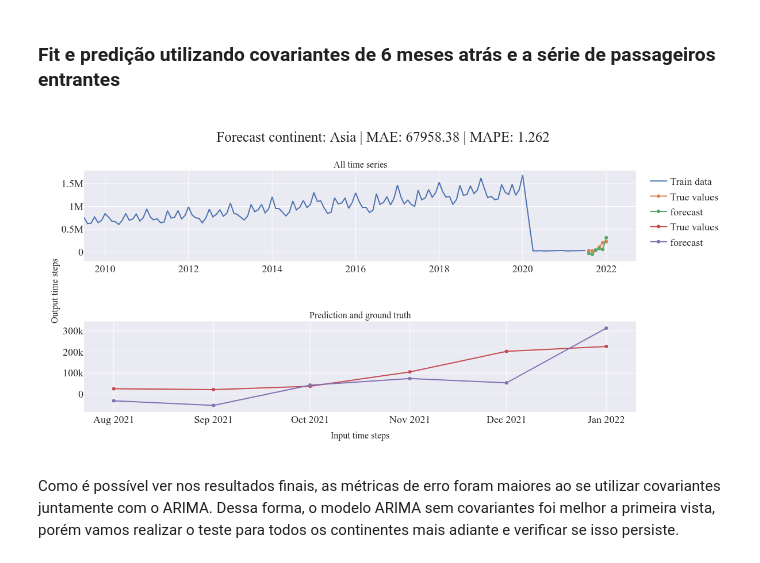
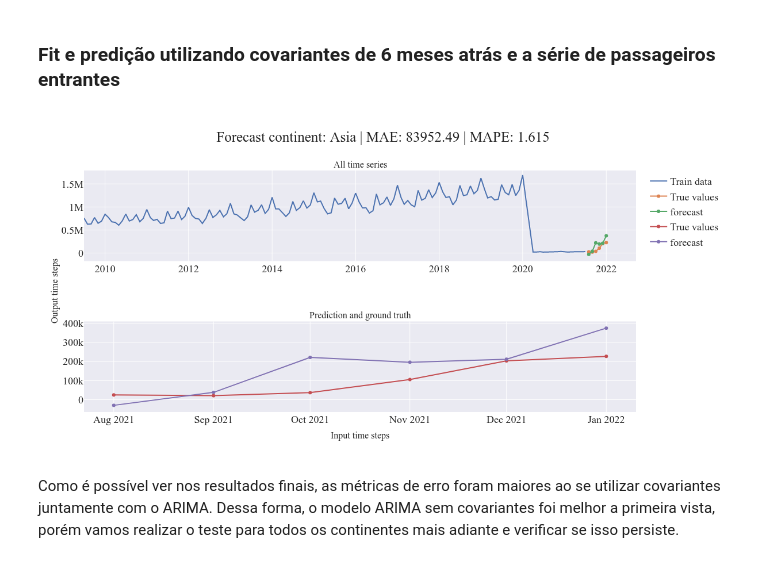
Before and after one commit to rodgdutra/Case-Australian-passengers-time-series, a Jupyter notebook: case_time_series_pred.ipynb, the cells around one changed output. Cells and saved outputs as stored; diff of their text form; code cells hidden in the pictures.

```diff
--- a/case_time_series_pred.ipynb
+++ b/case_time_series_pred.ipynb
@@ -686,4 +746,5 @@ numeric_cols.append('quarter')
 # %%
-fig = px.imshow(lag_asia_set[numeric_cols].corr(), text_auto=True ,color_continuous_scale='PuBu', width=1000, height=800, aspect="auto")
+lag_asia_set, new_numeric_cols = generate_lag_set(asia_series, numeric_cols)
+fig = px.imshow(lag_asia_set[new_numeric_cols].corr(), text_auto=True ,color_continuous_scale='PuBu', width=1000, height=800, aspect="auto")
 fig.show('png')
 # %% [output]
@@ -711,7 +772,7 @@ test_sz = 6
 dummy_set = asia_series[:200]
 dataset_train, dataset_test = dummy_set.iloc[:-test_sz], dummy_set.iloc[-test_sz:]
 lag_set_train, lag_set_test = lag_asia_set.iloc[:-test_sz], lag_asia_set.iloc[-test_sz:]
-exog_cols = numeric_cols[1:]
+exog_cols = new_numeric_cols[1:]
 # %%
 def plot_forecast(series_train, series_test, forecast, y_col='Passengers In', continent='', forecast_int=None):
 
@@ -739,10 +800,8 @@ def plot_forecast(series_train, series_test, forecast, y_col='Passengers In', co
         title=f"Forecast continent: {continent} | MAE: {mae:.2f} | MAPE: {mape:.3f}",
     )
     fig.show('png')
-
-    return mae, mape
 # %%
-def arima_fit_pred(dataset_train, dataset_test, exog=None, exog_cols=None):
+def arima_fit_pred(dataset_train, dataset_test, continent, exog=None, exog_cols=None, plot=True):
     forecaster = AutoARIMA(sp=12, suppress_warnings=True)
     dataset_train.index = dataset_train.index.astype(int)
     if exog:
@@ -758,10 +817,10 @@ def arima_fit_pred(dataset_train, dataset_test, exog=None, exog_cols=None):
         X=dataset_test[exog_cols]
 
     forecast, forecast_int = forecaster.predict(fh=fh, return_pred_int=True, alpha=0.05, X=X)
-    arima_mae, arima_mape = plot_forecast(
-        dataset_train, dataset_test, forecast, continent='Asia')
+    if plot:
+        plot_forecast(dataset_train, dataset_test, forecast, continent=continent)
 
-    return arima_mae, arima_mape
+    return forecaster, forecast
 # %% [markdown]
 ### Fit e predição utilizando somente a série endogena
 # %%
@@ -771,9 +830,9 @@ arima_mae, arima_mape = arima_fit_pred(dataset_train, dataset_test)
 # %% [markdown]
 ### Fit e predição utilizando covariantes de 6 meses atrás e a série de passageiros entrantes
 # %%
-arima_mae, arima_mape = arima_fit_pred(lag_set_train, lag_set_test, exog=True, exog_cols=exog_cols)
+arima_model, arima_pred  = arima_fit_pred(lag_set_train, lag_set_test,'Asia', exog=True, exog_cols=exog_cols)
 # %% [output]
-[figure, old version]
+[figure, new version]
 # %% [markdown]
 Como é possível ver nos resultados finais, as métricas de erro foram maiores ao se utilizar covariantes juntamente com o ARIMA. Dessa forma, o modelo ARIMA sem covariantes foi melhor a primeira vista, porém vamos realizar o teste para todos os continentes mais adiante e verificar se isso persiste.
 # %% [markdown]
```
Also changed, not shown: parts of 51 cells of this notebook, 6 other files.
